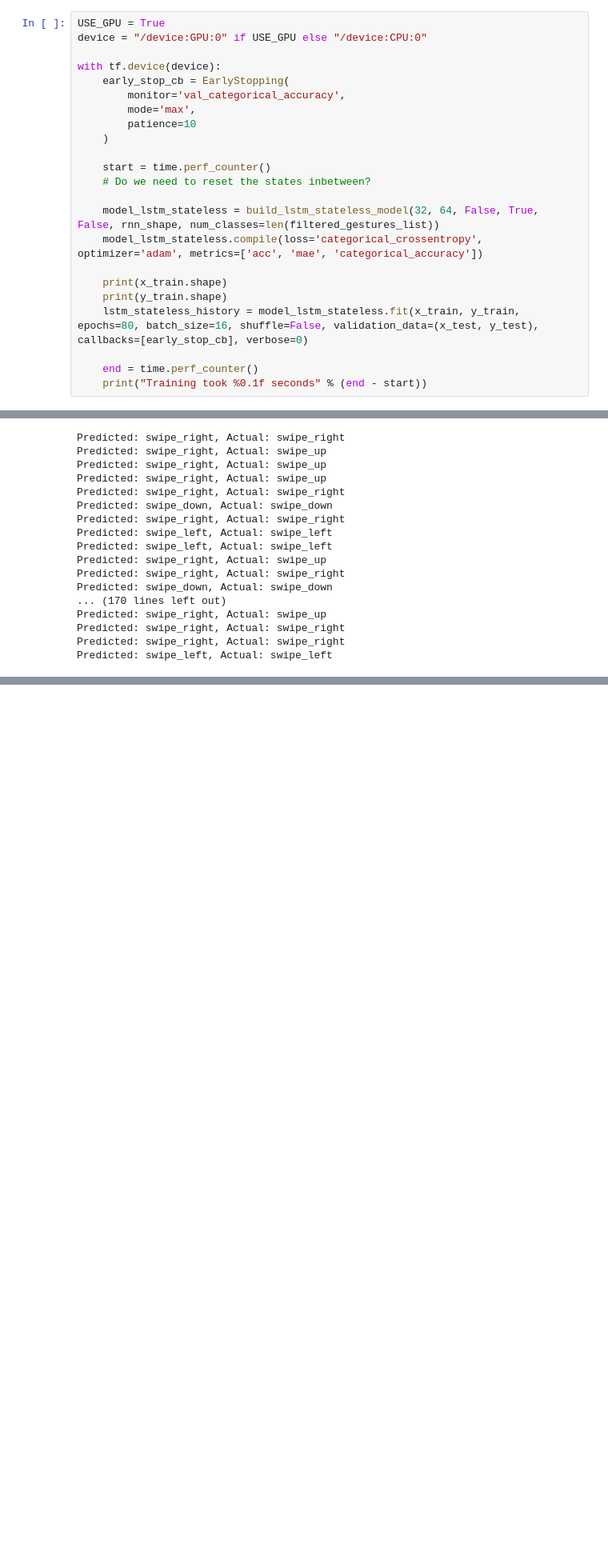
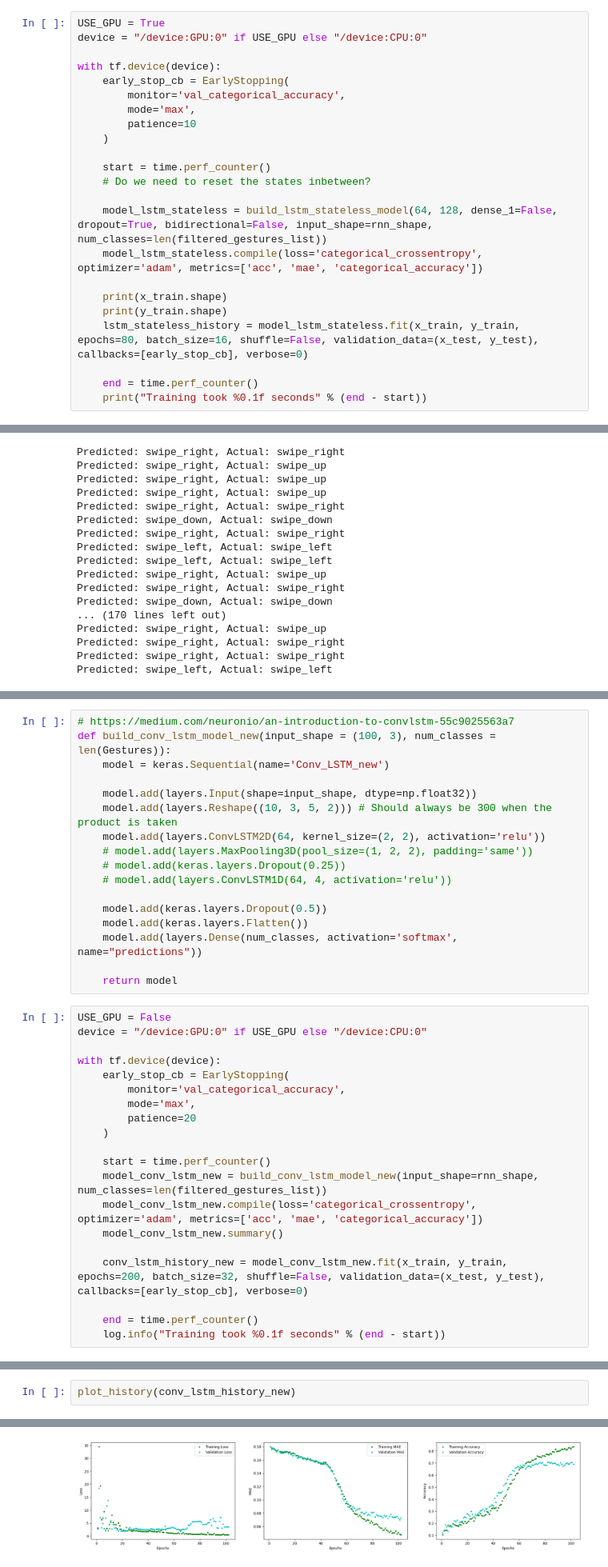
Before and after one commit to SemvandenBroek/CSE3000-gestures, a Jupyter notebook: ml-dev/test_data.ipynb, the cells around one changed output, grey strips where cells are left out. Shown at 80% size. Drawn from its saved outputs; the diff is of its cells as text; blank space fills up the shorter version.

```diff
--- a/ml-dev/test_data.ipynb
+++ b/ml-dev/test_data.ipynb
@@ -752,7 +738,7 @@ with tf.device(device):
     start = time.perf_counter()
     # Do we need to reset the states inbetween?
 
-    model_lstm_stateless = build_lstm_stateless_model(32, 64, False, True, False, rnn_shape, num_classes=len(filtered_gestures_list))
+    model_lstm_stateless = build_lstm_stateless_model(64, 128, dense_1=False, dropout=True, bidirectional=False, input_shape=rnn_shape, num_classes=len(filtered_gestures_list))
     model_lstm_stateless.compile(loss='categorical_crossentropy', optimizer='adam', metrics=['acc', 'mae', 'categorical_accuracy'])
 
     print(x_train.shape)
@@ -1049,0 +1034,37 @@ Predicted: swipe_left, Actual: swipe_left
+# %%
+# https://medium.com/neuronio/an-introduction-to-convlstm-55c9025563a7
+def build_conv_lstm_model_new(input_shape = (100, 3), num_classes = len(Gestures)):
+    model = keras.Sequential(name='Conv_LSTM_new')
+
+    model.add(layers.Input(shape=input_shape, dtype=np.float32))
+    model.add(layers.Reshape((10, 3, 5, 2))) # Should always be 300 when the product is taken
+    model.add(layers.ConvLSTM2D(64, kernel_size=(2, 2), activation='relu'))
+    # model.add(layers.MaxPooling3D(pool_size=(1, 2, 2), padding='same'))
+    # model.add(keras.layers.Dropout(0.25))
+    # model.add(layers.ConvLSTM1D(64, 4, activation='relu'))
+
+    model.add(keras.layers.Dropout(0.5))
+    model.add(keras.layers.Flatten())
+    model.add(layers.Dense(num_classes, activation='softmax', name="predictions"))
+
+    return model
+# %%
+USE_GPU = False
+device = "/device:GPU:0" if USE_GPU else "/device:CPU:0"
+
+with tf.device(device):
+    early_stop_cb = EarlyStopping(
+        monitor='val_categorical_accuracy',
+        mode='max',
+        patience=20
+    )
+
+    start = time.perf_counter()
+    model_conv_lstm_new = build_conv_lstm_model_new(input_shape=rnn_shape, num_classes=len(filtered_gestures_list))
+    model_conv_lstm_new.compile(loss='categorical_crossentropy', optimizer='adam', metrics=['acc', 'mae', 'categorical_accuracy'])
+    model_conv_lstm_new.summary()
+
+    conv_lstm_history_new = model_conv_lstm_new.fit(x_train, y_train, epochs=200, batch_size=32, shuffle=False, validation_data=(x_test, y_test), callbacks=[early_stop_cb], verbose=0)
+
+    end = time.perf_counter()
+    log.info("Training took %0.1f seconds" % (end - start))
@@ -1049,0 +1094,3 @@ Predicted: swipe_left, Actual: swipe_left
+# %%
+plot_history(conv_lstm_history_new)
+# %% [output]
@@ -1049,0 +1114 @@ Predicted: swipe_left, Actual: swipe_left
+[figure, added]
```
Also changed, not shown: parts of 19 cells of this notebook, 6 other files.
